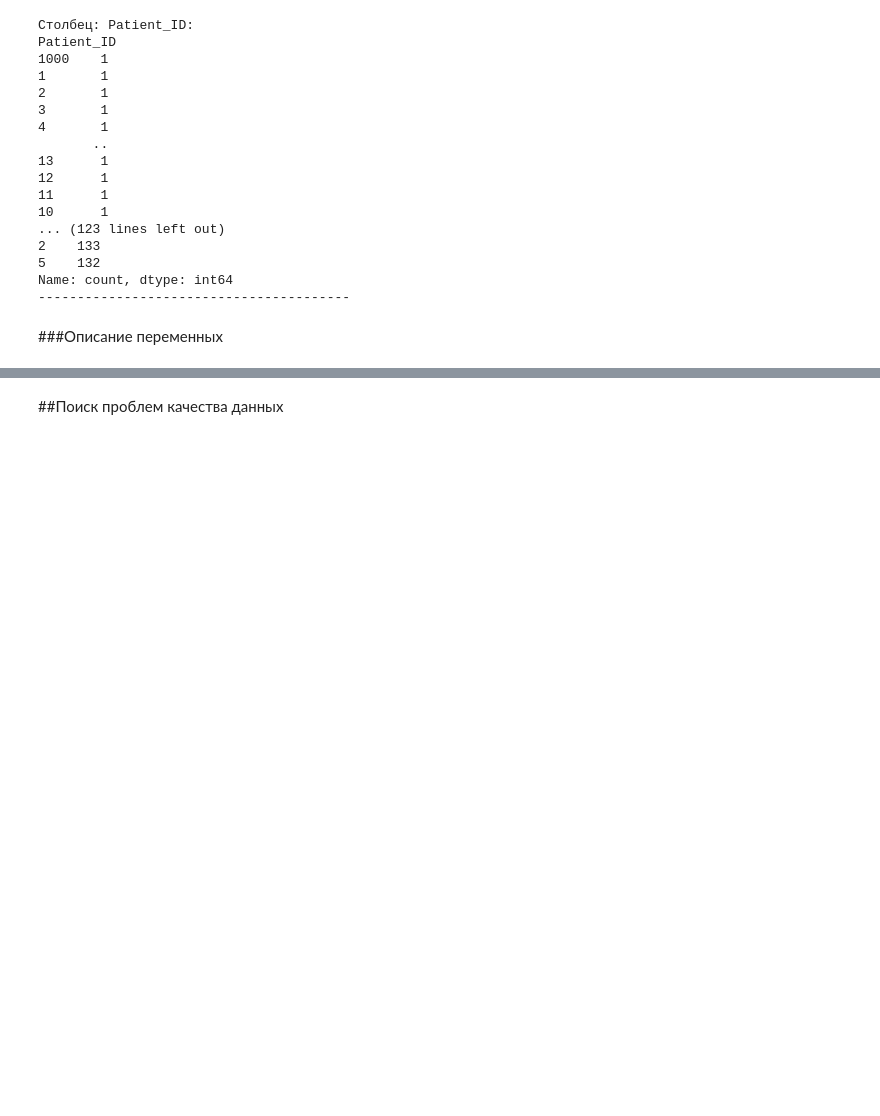
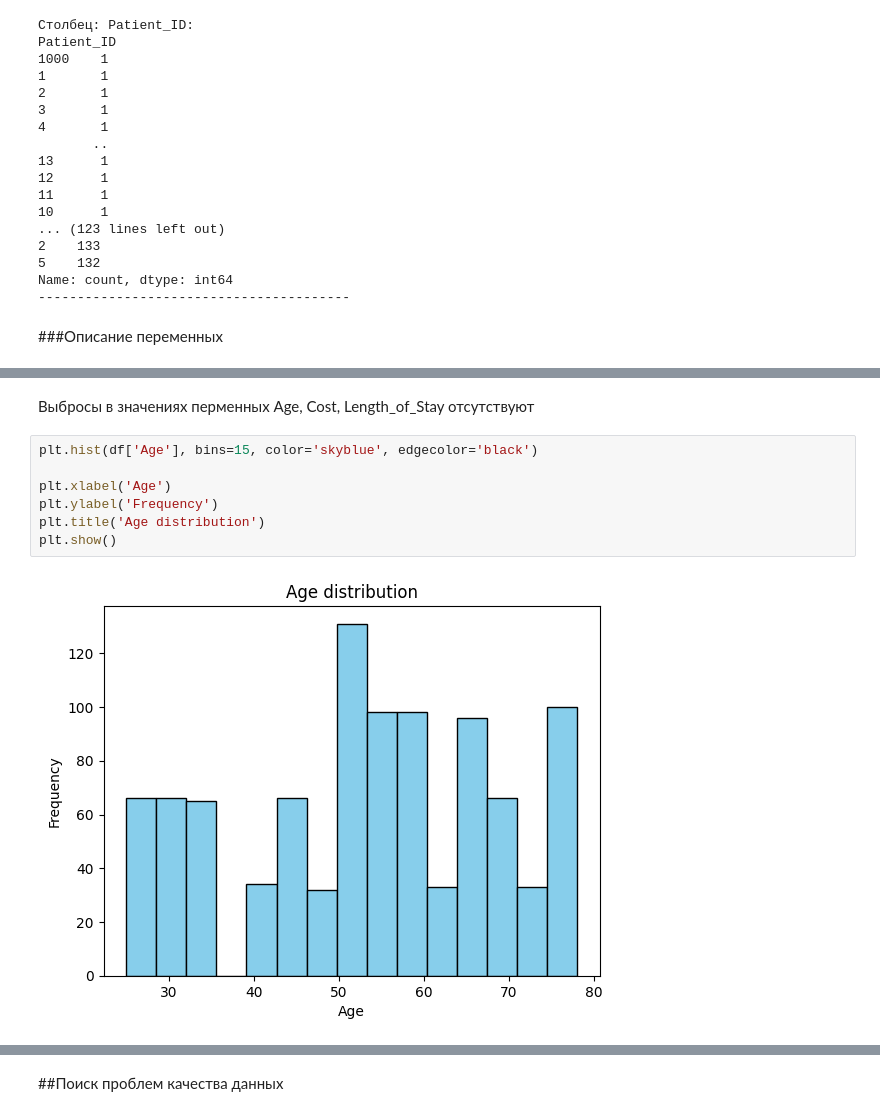
Before and after one commit to Fixer1313/DA_case5, a Jupyter notebook: notebooks/01_preprocessing.ipynb, the cells around one changed output, grey strips where cells are left out. Drawn from its saved outputs; the diff is of its cells as text; blank space fills up the shorter version.

```diff
--- a/notebooks/01_preprocessing.ipynb
+++ b/notebooks/01_preprocessing.ipynb
@@ -106,0 +106,11 @@ print(df['Age'].min(),df['Age'].max())
+# %% [markdown]
+Выбросы в значениях перменных Age, Cost, Length_of_Stay отсутствуют
+# %%
+plt.hist(df['Age'], bins=15, color='skyblue', edgecolor='black')
+
+plt.xlabel('Age')
+plt.ylabel('Frequency')
+plt.title('Age distribution')
+plt.show()
+# %% [output]
+[figure, added]
```
Also changed, not shown: parts of 34 cells of this notebook.
